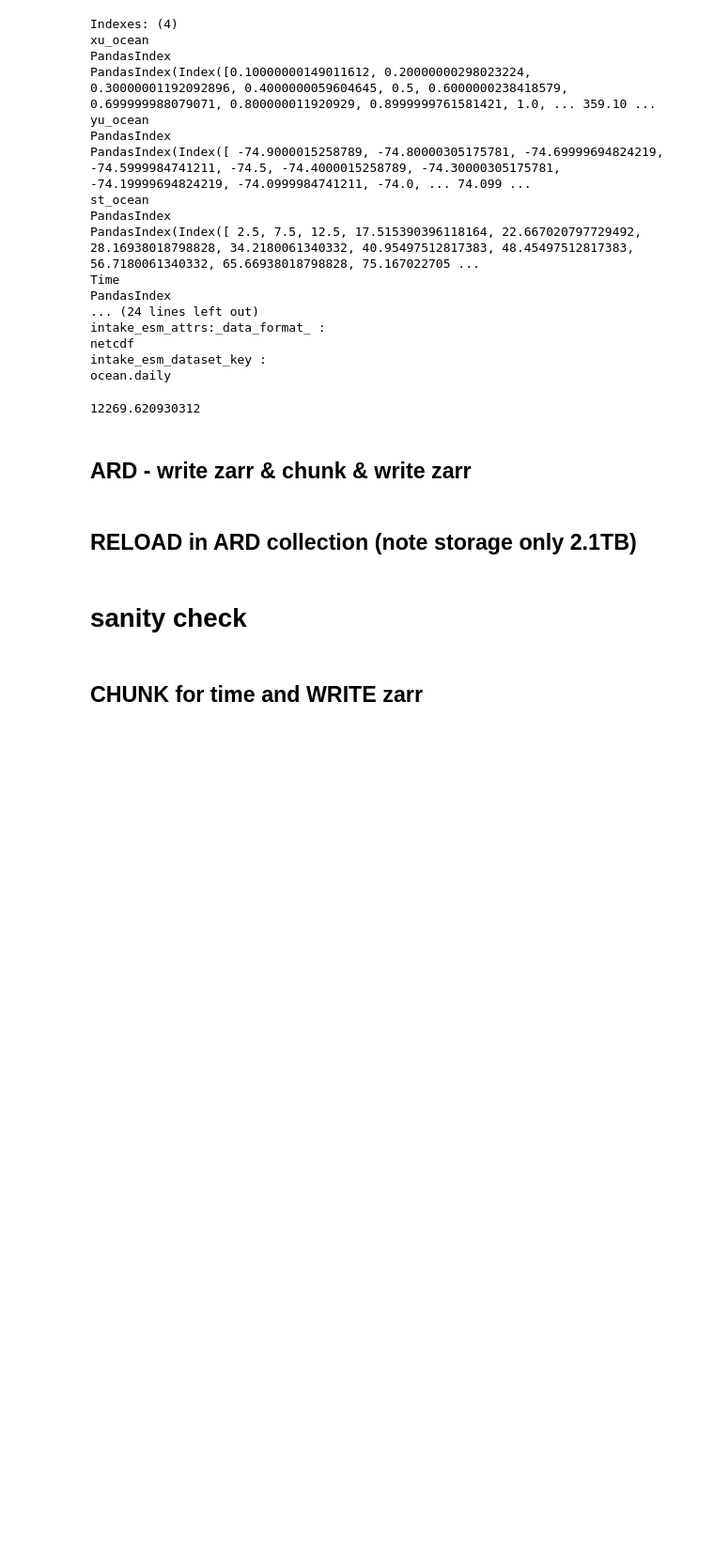
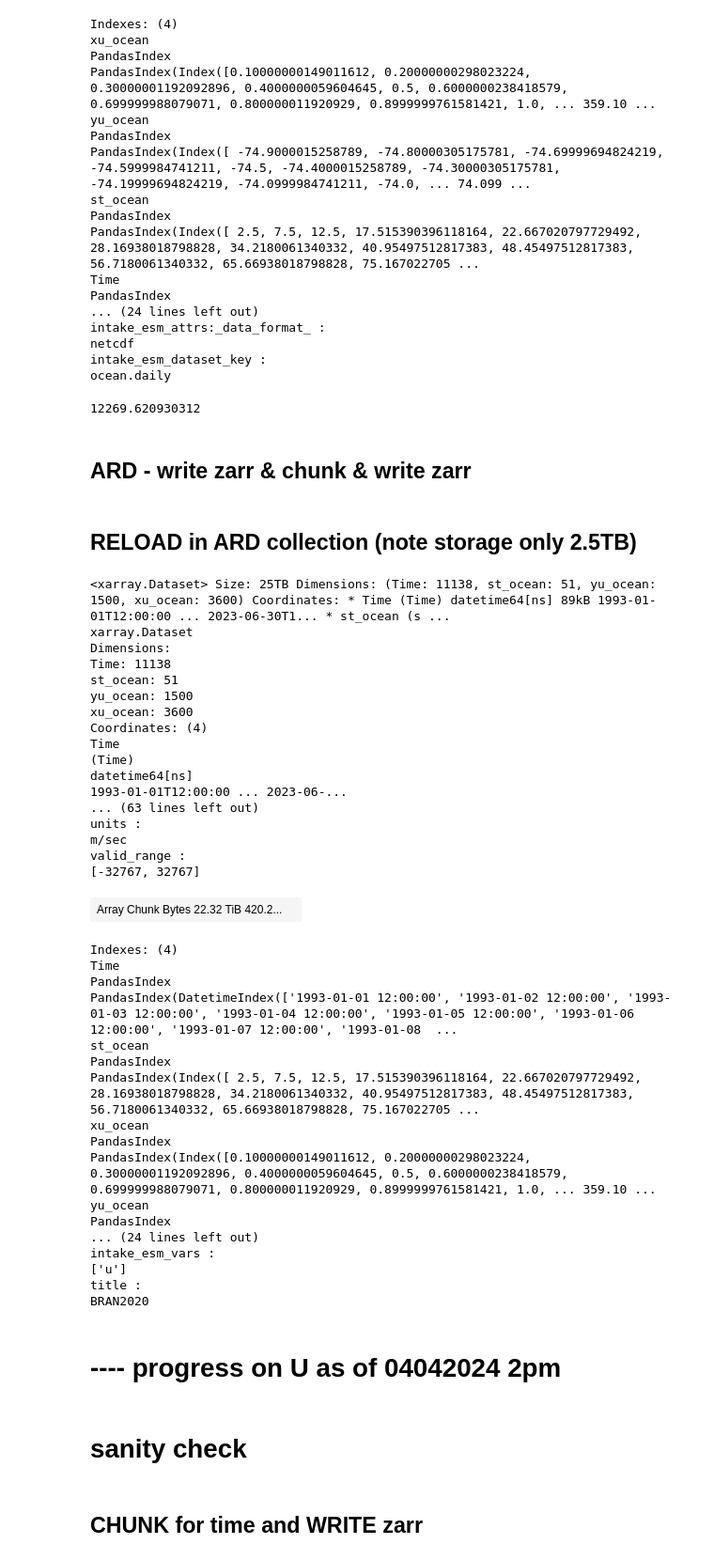
Before and after one commit to Thomas-Moore-Creative/BRAN-climatology-generator-demo, a Jupyter notebook: notebooks/BRAN2020_u_ARD.ipynb, the cells around one changed output. Shown at 94% size. Cells and saved outputs as stored; diff of their text form; code cells hidden in the pictures; blank space fills up the shorter version.

Commit message:
making use of free CPU time (while I refactor 2D workflow) to try to generate the base zarrs for U&V separately #4

```diff
--- a/notebooks/BRAN2020_u_ARD.ipynb
+++ b/notebooks/BRAN2020_u_ARD.ipynb
@@ -205,9 +205,47 @@ DS.to_zarr(BRAN2020_ard_path+ard_file_ID,consolidated=True)
 # %% [markdown]
-## RELOAD in ARD collection (note storage only 2.1TB)
+## RELOAD in ARD collection (note storage only 2.5TB)
 # %%
-BRAN2020_daily_salt = xr.open_zarr(BRAN2020_ard_path+ard_file_ID,consolidated=True)
+BRAN2020_daily_u = xr.open_zarr(BRAN2020_ard_path+ard_file_ID,consolidated=True)
 # %%
-BRAN2020_daily_salt
+BRAN2020_daily_u
+# %% [output]
+<xarray.Dataset> Size: 25TB Dimensions: (Time: 11138, st_ocean: 51, yu_ocean: 1500, xu_ocean: 3600) Coordinates: * Time (Time) datetime64[ns] 89kB 1993-01-01T12:00:00 ... 2023-06-30T1... * st_ocean (s ...
+xarray.Dataset
+Dimensions:
+Time: 11138
+st_ocean: 51
+yu_ocean: 1500
+xu_ocean: 3600
+Coordinates: (4)
+Time
+(Time)
+datetime64[ns]
+1993-01-01T12:00:00 ... 2023-06-...
+... (63 lines left out)
+units :
+m/sec
+valid_range :
+[-32767, 32767]
+| Array Chunk Bytes 22.32 TiB 420.2... |  |
+Indexes: (4)
+Time
+PandasIndex
+PandasIndex(DatetimeIndex(['1993-01-01 12:00:00', '1993-01-02 12:00:00', '1993-01-03 12:00:00', '1993-01-04 12:00:00', '1993-01-05 12:00:00', '1993-01-06 12:00:00', '1993-01-07 12:00:00', '1993-01-08  ...
+st_ocean
+PandasIndex
+PandasIndex(Index([ 2.5, 7.5, 12.5, 17.515390396118164, 22.667020797729492, 28.16938018798828, 34.2180061340332, 40.95497512817383, 48.45497512817383, 56.7180061340332, 65.66938018798828, 75.167022705 ...
+xu_ocean
+PandasIndex
+PandasIndex(Index([0.10000000149011612, 0.20000000298023224, 0.30000001192092896, 0.4000000059604645, 0.5, 0.6000000238418579, 0.699999988079071, 0.800000011920929, 0.8999999761581421, 1.0, ... 359.10 ...
+yu_ocean
+PandasIndex
+... (24 lines left out)
+intake_esm_vars :
+['u']
+title :
+BRAN2020
+# %% [markdown]
+# ---- progress on U as of 04042024 2pm
 # %% [markdown]
 # sanity check
 # %%
```
Also changed, not shown: parts of 2 cells of this notebook.
